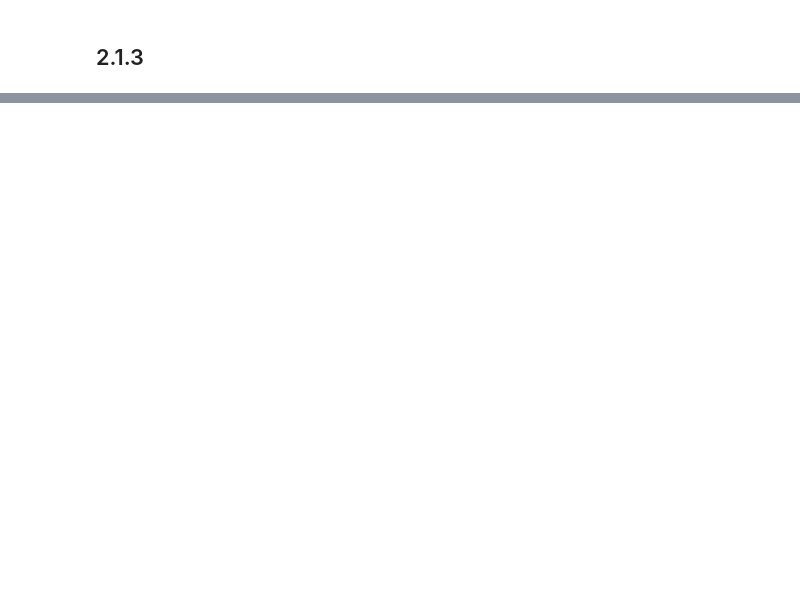
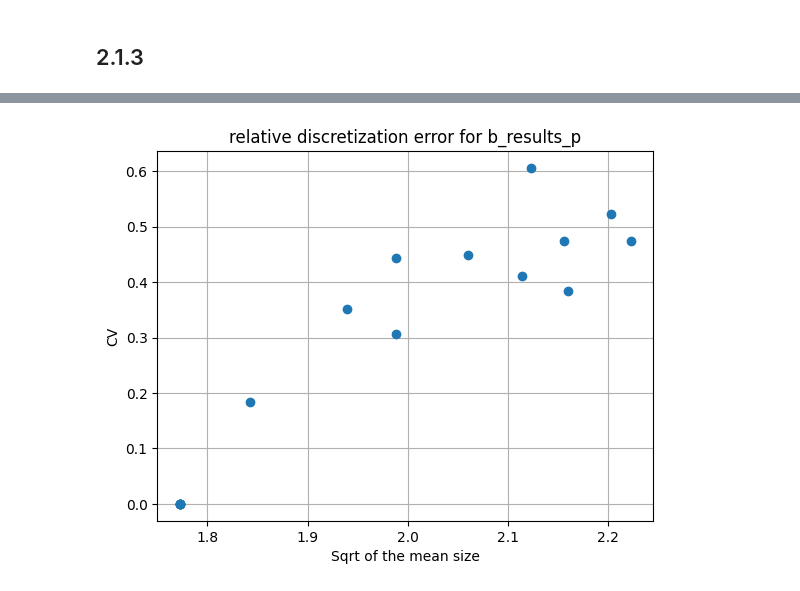
Before and after one commit to janzuromski/IA_Assignments, a Jupyter notebook: IAAM_Notebook.ipynb, the cells around one changed output, grey strips where cells are left out. Cells and saved outputs as stored; diff of their text form; code cells hidden in the pictures; blank space fills up the shorter version.

```diff
--- a/IAAM_Notebook.ipynb
+++ b/IAAM_Notebook.ipynb
@@ -195,0 +167,8 @@ print(np.std(all_perims_arr))
+# %%
+file_names_b = ["rect1b.tif", "rect2b.tif", "rect3b.tif", "rect4b.tif"]
+file_names_c = ["rect1c.tif", "rect2c.tif", "rect3c.tif", "rect4c.tif"]
+
+for i in file_names_b:
+    plot_histogram(i)
+for i in file_names_c:
+    plot_histogram(i)
@@ -195,0 +177,73 @@ print(np.std(all_perims_arr))
+# %%
+def apply_gaussian_filter(image, sigma):
+    return dip.Gauss(image, sigma)
+
+def apply_median_filter(image, kernel_size):
+    return dip.MedianFilter(image, [kernel_size, kernel_size])
+
+def compute_size(binary_image):
+    labeled_image = dip.Label(binary_image, connectivity=1)
+    measurements = dip.MeasurementTool.Measure(labeled_image, A, ['Size'])
+    sizes = np.array([measurements['Size'][obj] for obj in measurements.Objects()])
+    return sizes
+
+
+def compute_perimeter(binary_image):
+    labeled_image = dip.Label(binary_image, connectivity=1)
+    measurements = dip.MeasurementTool.Measure(labeled_image, A, ['Perimeter'])
+    sizes = np.array([measurements['Perimeter'][obj] for obj in measurements.Objects()])
+    return sizes
+
+def analyze_series_with_filters(file_names, filter_functions, filter_params):
+    results_p = []
+    results_s = []
+
+    for file_name in file_names:
+        A = dip.ImageReadTIFF(os.path.join(iaam_images_path, file_name))
+
+        for filter_name, (filter_func, params) in filter_functions.items():
+            for param in params:
+                filtered_image = filter_func(A, param)
+                threshold = dip.IsodataThreshold(filtered_image)
+                binary_image = filtered_image > 110
+                # binary_image.Show()
+                print("Filter: ", filter_name, " with paramater: ",  param, " file: ", file_name)
+                filtered_image.Show()
+                # hist = dip.Histogram(filtered_image)
+                # hist.Show()
+                perimeter = compute_perimeter(binary_image)
+                size = compute_size(binary_image)
+                # print(perimeter)
+                # print(size)
+
+                if len(perimeter) > 0:
+                    mean_perimeter = np.mean(perimeter)
+                    std_dev = np.std(perimeter)
+                    cv = std_dev / mean_perimeter
+
+                    results_p.append((np.sqrt(mean_perimeter), cv))
+
+                if len(size) > 0:
+                    mean_size = np.mean(size)
+                    std_dev = np.std(size)
+                    cv = std_dev / mean_size
+
+                    results_s.append((np.sqrt(mean_size), cv))
+
+
+    return np.array(results_s),np.array(results_p)
+
+filters = {
+    "Gaussian": (apply_gaussian_filter, [1.0, 2.0]),
+    "Median": (apply_median_filter, [3, 5])
+}
+
+b_results_s, b_results_p = analyze_series_with_filters(file_names_b, filters, None)
+plot_cv_vs_mean(b_results_p, title="b_results_p")
+plot_cv_vs_mean(b_results_s, title="b_results_s")
+
+c_results_s, c_results_p = analyze_series_with_filters(file_names_c, filters, None)
+plot_cv_vs_mean(c_results_p, title="c_results_p")
+plot_cv_vs_mean(c_results_s, title="c_results_s")
+# %% [output]
+[figure, added]
```
Also changed, not shown: parts of 23 cells of this notebook.
